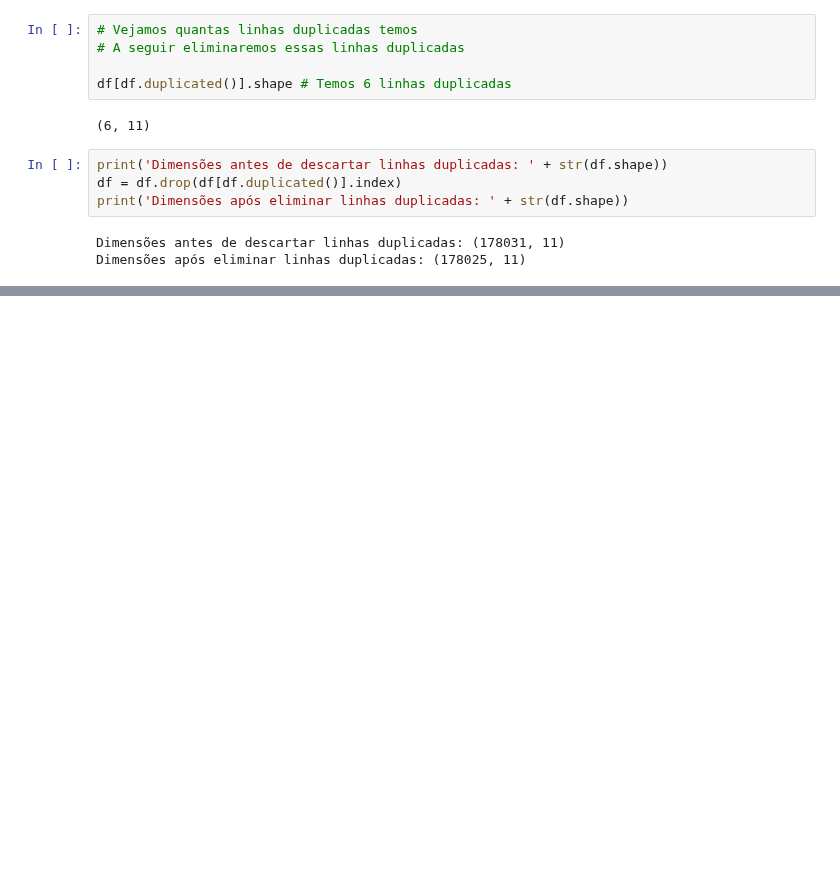
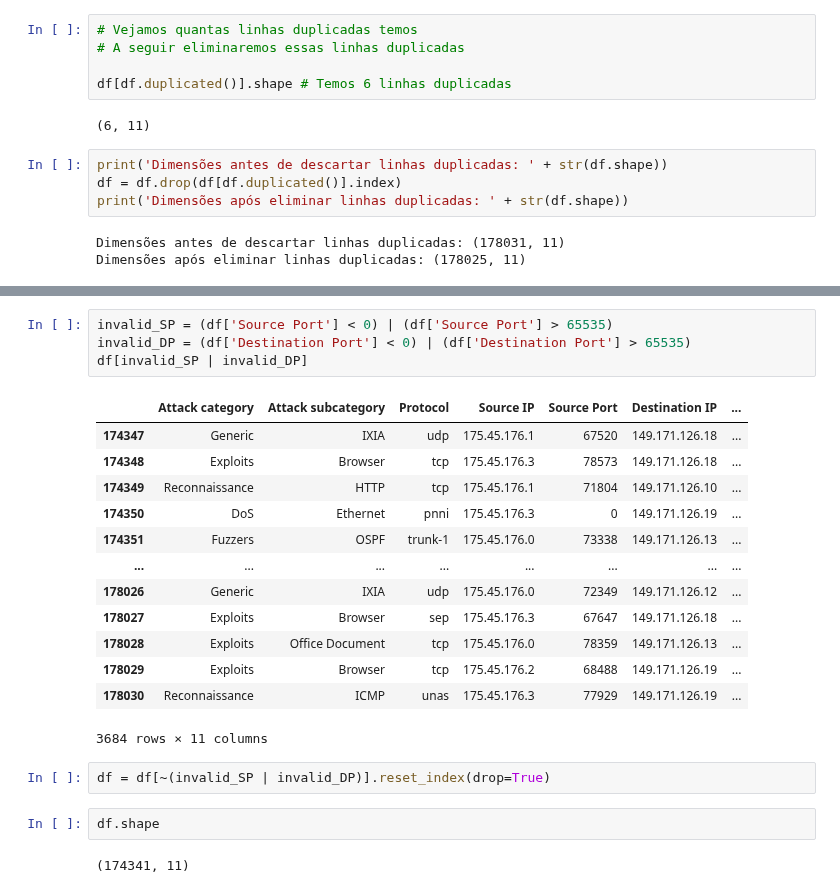
Before and after one commit to EddyGiusepe/Cyber_Security_1, a Jupyter notebook: CyberSecurity_Kaggle.ipynb, the cells around one changed output, grey strips where cells are left out. Saved outputs shown, nothing was run; the diff lists cells and outputs as text; blank space fills up the shorter version.

```diff
--- a/CyberSecurity_Kaggle.ipynb
+++ b/CyberSecurity_Kaggle.ipynb
@@ -211,0 +214,24 @@ df[df.duplicated()]
+# %%
+invalid_SP = (df['Source Port'] < 0) | (df['Source Port'] > 65535)
+invalid_DP = (df['Destination Port'] < 0) | (df['Destination Port'] > 65535)
+df[invalid_SP | invalid_DP]
+# %% [output]
+|  | Attack category | Attack subcategory | Protocol | Source IP | Source Port | Destination IP | ... |
+| 174347 | Generic | IXIA | udp | 175.45.176.1 | 67520 | 149.171.126.18 | ... |
+| 174348 | Exploits | Browser | tcp | 175.45.176.3 | 78573 | 149.171.126.18 | ... |
+| 174349 | Reconnaissance | HTTP | tcp | 175.45.176.1 | 71804 | 149.171.126.10 | ... |
+| 174350 | DoS | Ethernet | pnni | 175.45.176.3 | 0 | 149.171.126.19 | ... |
+| 174351 | Fuzzers | OSPF | trunk-1 | 175.45.176.0 | 73338 | 149.171.126.13 | ... |
+| ... | ... | ... | ... | ... | ... | ... | ... |
+| 178026 | Generic | IXIA | udp | 175.45.176.0 | 72349 | 149.171.126.12 | ... |
+| 178027 | Exploits | Browser | sep | 175.45.176.3 | 67647 | 149.171.126.18 | ... |
+| 178028 | Exploits | Office Document | tcp | 175.45.176.0 | 78359 | 149.171.126.13 | ... |
+| 178029 | Exploits | Browser | tcp | 175.45.176.2 | 68488 | 149.171.126.19 | ... |
+| 178030 | Reconnaissance | ICMP | unas | 175.45.176.3 | 77929 | 149.171.126.19 | ... |
+3684 rows × 11 columns
+# %%
+df = df[~(invalid_SP | invalid_DP)].reset_index(drop=True)
+# %%
+df.shape
+# %% [output]
+(174341, 11)
```
Also changed, not shown: parts of 8 cells of this notebook.
